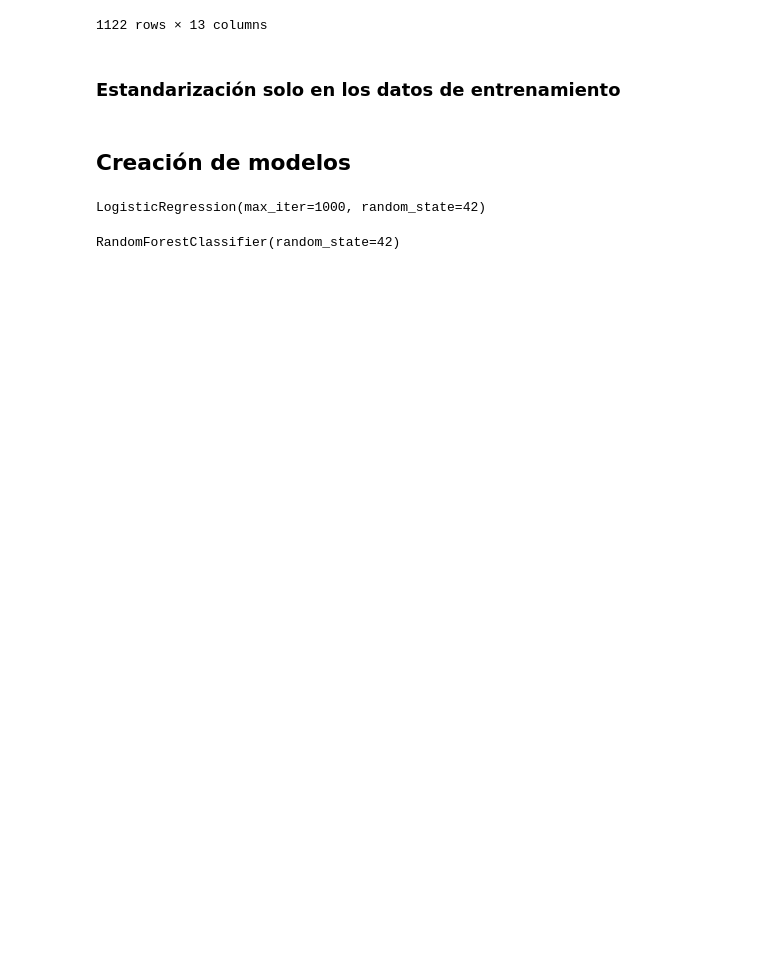
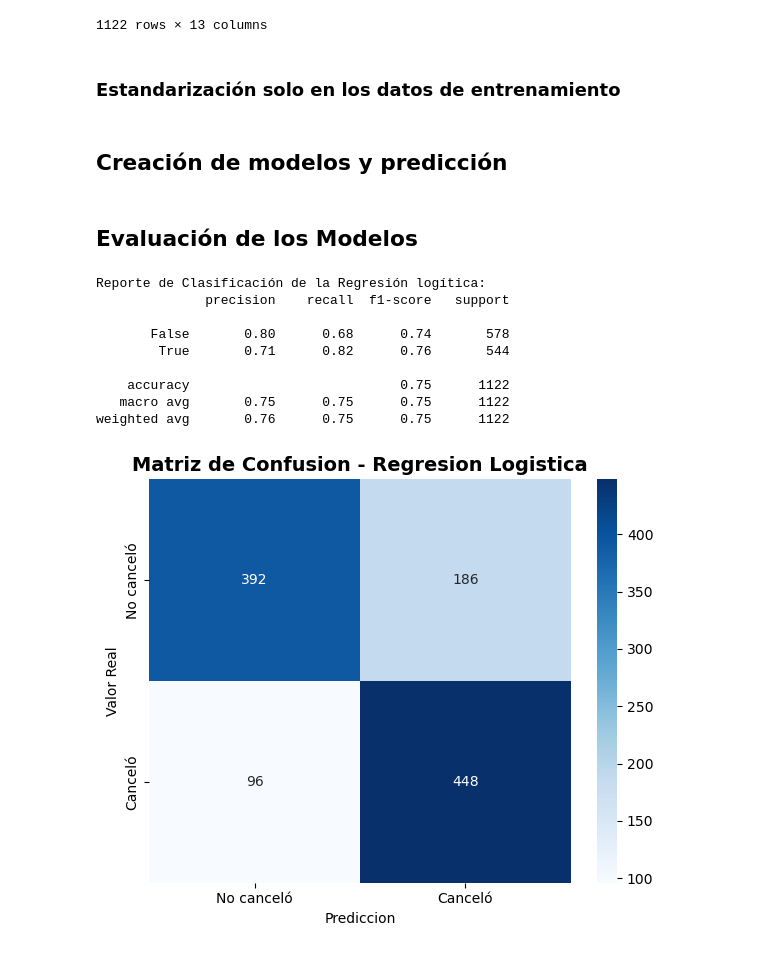
Before and after one commit to Nelly5469/challenge2-data-science-LATAM, a Jupyter notebook: TelecomX_ML_Parte2.ipynb, the cells around one changed output. Drawn from its saved outputs; the diff is of its cells as text; code cells hidden in the pictures; blank space fills up the shorter version.

Commit message:
Evaluación de los modelos

```diff
--- a/TelecomX_ML_Parte2.ipynb
+++ b/TelecomX_ML_Parte2.ipynb
@@ -362,16 +362,41 @@ X_test_scaled = scaler.transform(X_test)
 #print(f'Datos X_train_scaled:\n{X_train_scaled}')
 #print(f'Datos X_test_scaled:\n{X_test_scaled}')
 # %% [markdown]
-## Creación de modelos
+## Creación de modelos y predicción
 # %%
 # Regresión logística
 log_reg = LogisticRegression(random_state=42, max_iter=1000)
 log_reg.fit(X_train_scaled, y_train)
+y_pred_log_reg = log_reg.predict(X_test_scaled)
-# %% [output]
-LogisticRegression(max_iter=1000, random_state=42)
 # %%
 # Random forest
 random_forest = RandomForestClassifier(random_state=42, n_estimators=100)
 random_forest.fit(X_train_scaled, y_train)
+y_pred_random_forest = random_forest.predict(X_test_scaled)
-# %% [output]
-RandomForestClassifier(random_state=42)
+# %% [markdown]
+## Evaluación de los Modelos
+# %%
+print("\nReporte de Clasificación de la Regresión logítica:")
+print(classification_report(y_test, y_pred_log_reg))
+# Matriz de confusión
+conf_matrix_log_reg = confusion_matrix(y_test, y_pred_log_reg)
+plt.figure(figsize=(6, 5))
+sns.heatmap(conf_matrix_log_reg, annot=True, fmt='d', cmap='Blues',
+            xticklabels=['No canceló', 'Canceló'],
+            yticklabels=['No canceló', 'Canceló'])
+plt.title('Matriz de Confusion - Regresion Logistica', fontsize=14, fontweight='bold')
+plt.xlabel('Prediccion')
+plt.ylabel('Valor Real')
+plt.tight_layout()
+plt.show()
+# %% [output]
+Reporte de Clasificación de la Regresión logítica:
+              precision    recall  f1-score   support
+
+       False       0.80      0.68      0.74       578
+        True       0.71      0.82      0.76       544
+
+    accuracy                           0.75      1122
+   macro avg       0.75      0.75      0.75      1122
+weighted avg       0.76      0.75      0.75      1122
+[figure, added]
```
Also changed, not shown: parts of 2 cells of this notebook.
